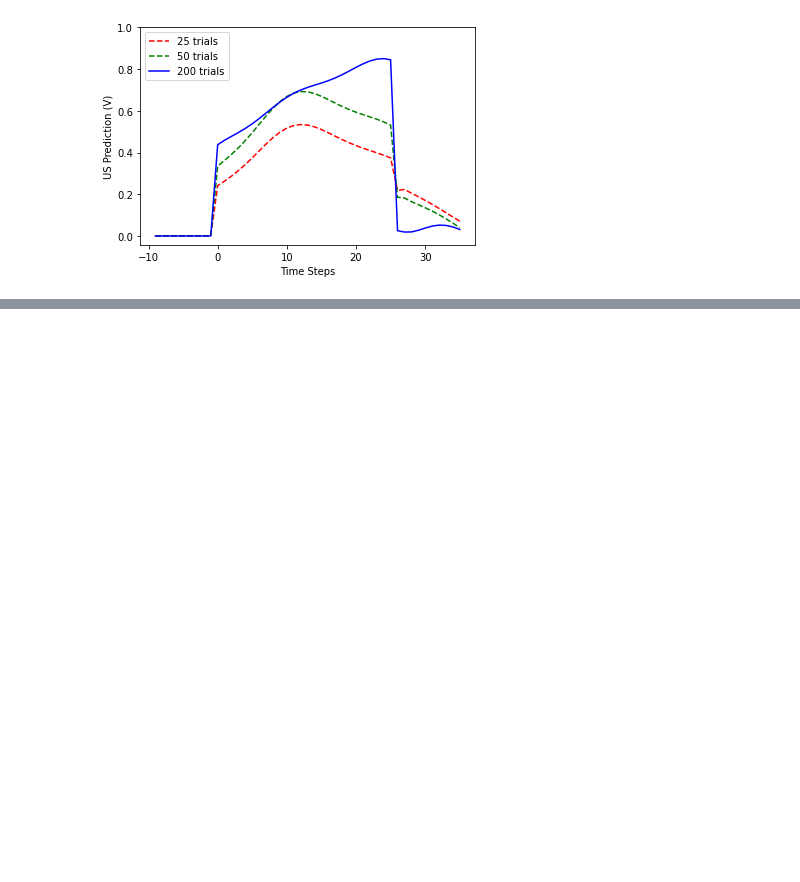
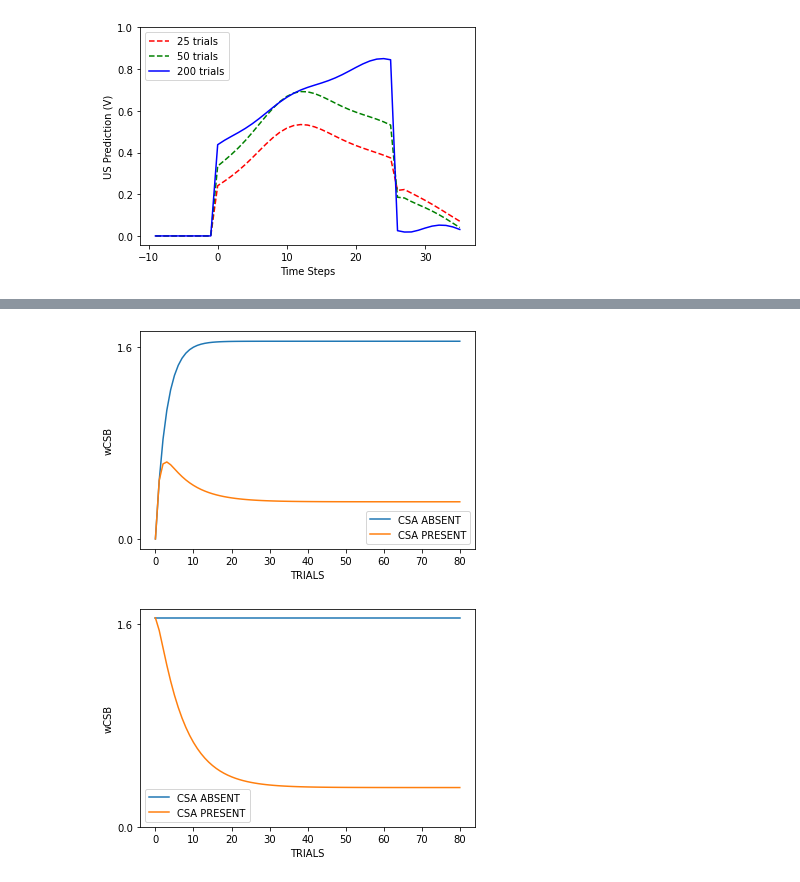
Before and after one commit to RongpingZhou/Classical_Conditioning, a Jupyter notebook: chapter14_paper.ipynb, the cells around one changed output, grey strips where cells are left out. Cells and saved outputs as stored; diff of their text form; code cells hidden in the pictures; blank space fills up the shorter version.

```diff
--- a/chapter14_paper.ipynb
+++ b/chapter14_paper.ipynb
@@ -623,0 +977,5 @@ values[trials-1,:]: [ 0.          0.          0.          0.          0.
+# %%
+figure_14_2_Presence_2_2012()
+# %% [output]
+[figure, added]
+[figure, added]
```
Also changed, not shown: parts of 14 cells of this notebook.
